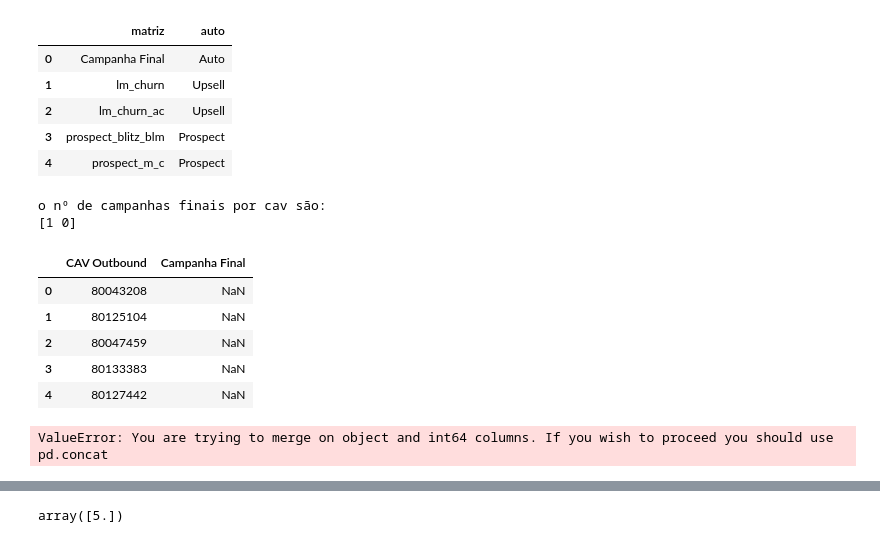
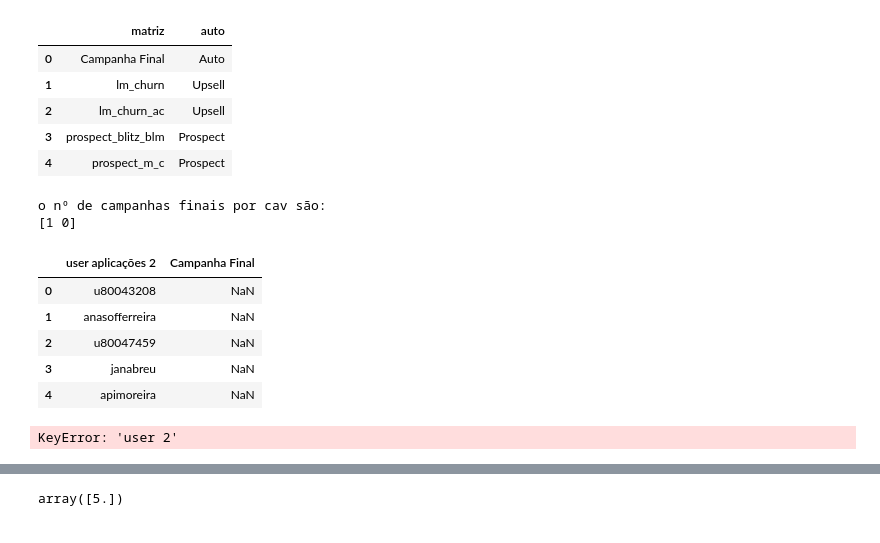
Before and after one commit to josepmatias/ONE, a Jupyter notebook: auto_one.ipynb, the cells around one changed output, grey strips where cells are left out. Saved outputs shown, nothing was run; the diff lists cells and outputs as text; code cells hidden in the pictures.

```diff
--- a/auto_one.ipynb
+++ b/auto_one.ipynb
@@ -52,6 +55,8 @@ activacoes_df.head()
 # %%
 #ler ficheiro cadastro
 cadastro_df=pd.read_excel(cadastro_nome, sheet_name=cadastro_folha)
+#criar coluna "User Aplicações 2" com letras minúsculas - criar nova coluna
+cadastro_df["user aplicações 2"]=cadastro_df["User Aplicações"].apply(lambda i: i.lower()).apply(lambda i: i.strip())
 
 cadastro_df.head(2)
 # %% [output]
@@ -76,23 +81,28 @@ matriz_auto.head()
 # %%
 #criar tabela "cadastro_auto" para criar coluna auto no ciclo de activações
 
 #certificar que cada cav outbound tem uma única "campanha final"
 print("o nº de campanhas finais por cav são: ")
-print(cadastro_df.groupby("CAV Outbound") ["Campanha Final"].nunique().unique())
+print(cadastro_df.groupby("user aplicações 2") ["Campanha Final"].nunique().unique())
 
-cadastro_auto=cadastro_df[["CAV Outbound", "Campanha Final"]].drop_duplicates("CAV Outbound", ignore_index=True)
+cadastro_auto=cadastro_df[["user aplicações 2", "Campanha Final"]].drop_duplicates("user aplicações 2", ignore_index=True)
 
 cadastro_auto.head()
 # %% [output]
 o nº de campanhas finais por cav são:
 [1 0]
-|  | CAV Outbound | Campanha Final |
-| 0 | 80043208 | NaN |
-| 1 | 80125104 | NaN |
-| 2 | 80047459 | NaN |
-| 3 | 80133383 | NaN |
-| 4 | 80127442 | NaN |
+|  | user aplicações 2 | Campanha Final |
+| 0 | u80043208 | NaN |
+| 1 | anasofferreira | NaN |
+| 2 | u80047459 | NaN |
+| 3 | janabreu | NaN |
+| 4 | apimoreira | NaN |
-# %%
-activacoes_df.merge(cadastro_auto, how="left", left_on="CAV", right_on="CAV Outbound")
-# %% [output]
-ValueError: You are trying to merge on object and int64 columns. If you wish to proceed you should use pd.concat
+# %%
+#criar coluna provisória "campanha final" para determinar o auto de cada cav
+
+activacoes_df["campanha final"]=activacoes_df.merge(cadastro_auto, how="left", left_on="user 2", right_on="user aplicações 2").iloc[:, -1]
+
+
+activacoes_df.head()
+# %% [output]
+KeyError: 'user 2'
```
Also changed, not shown: parts of 4 cells of this notebook.
